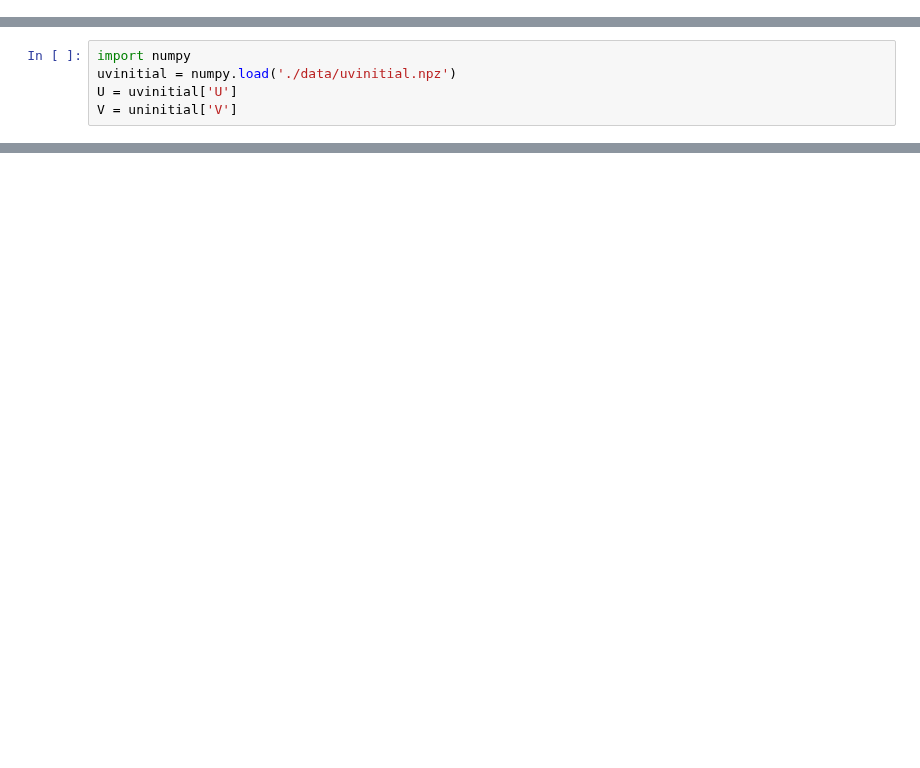
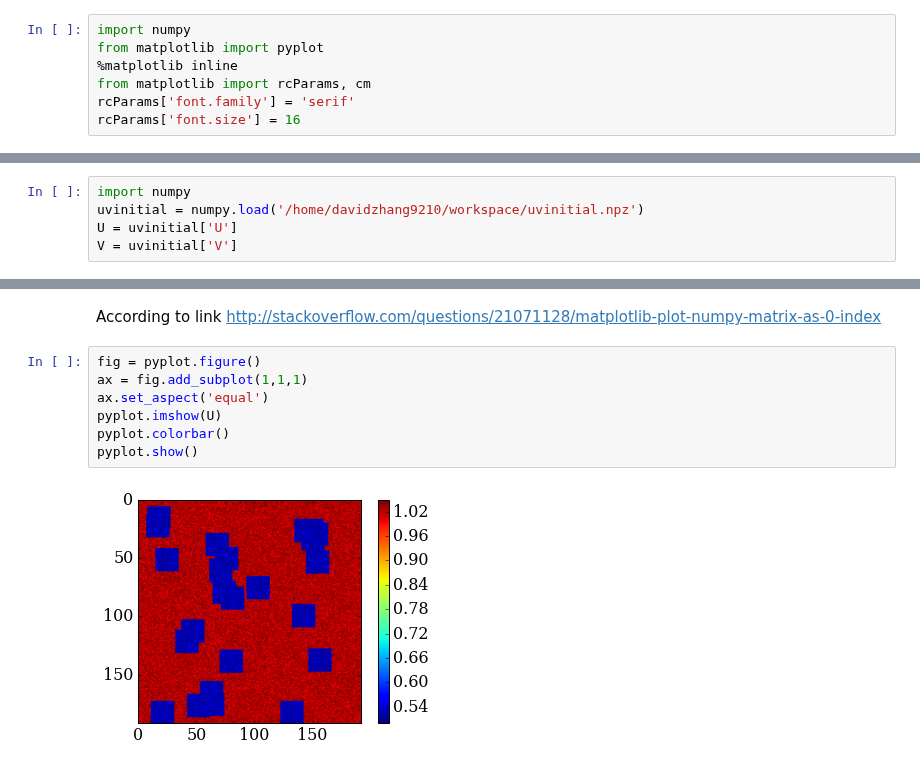
Before and after one commit to DavidZHANG9210/MAE6286, a Jupyter notebook: Module 4 Homework.ipynb, the cells around one changed output, grey strips where cells are left out. Saved outputs shown, nothing was run; the diff lists cells and outputs as text; blank space fills up the shorter version.

```diff
--- a/Module 4 Homework.ipynb
+++ b/Module 4 Homework.ipynb
@@ -0,0 +1,7 @@
+# %%
+import numpy
+from matplotlib import pyplot
+%matplotlib inline
+from matplotlib import rcParams, cm
+rcParams['font.family'] = 'serif'
+rcParams['font.size'] = 16
@@ -1,5 +10,5 @@
 # %%
 import numpy
-uvinitial = numpy.load('./data/uvinitial.npz')
+uvinitial = numpy.load('/home/davidzhang9210/workspace/uvinitial.npz')
 U = uvinitial['U']
-V = uninitial['V']
+V = uvinitial['V']
@@ -7,0 +47,11 @@ FileNotFoundError: [Errno 2] No such file or directory: './data/uvinitial.npz'
+# %% [markdown]
+According to link http://stackoverflow.com/questions/21071128/matplotlib-plot-numpy-matrix-as-0-index
+# %%
+fig = pyplot.figure()
+ax = fig.add_subplot(1,1,1)
+ax.set_aspect('equal')
+pyplot.imshow(U)
+pyplot.colorbar()
+pyplot.show()
+# %% [output]
+[figure, added]
```
Also changed, not shown: parts of 7 cells of this notebook.
